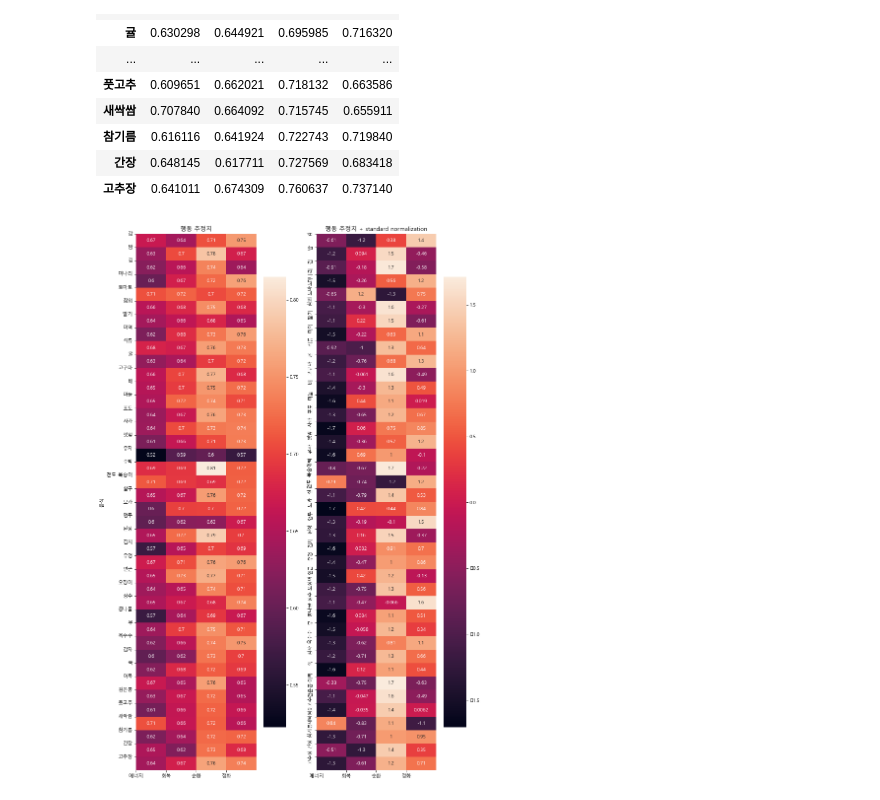
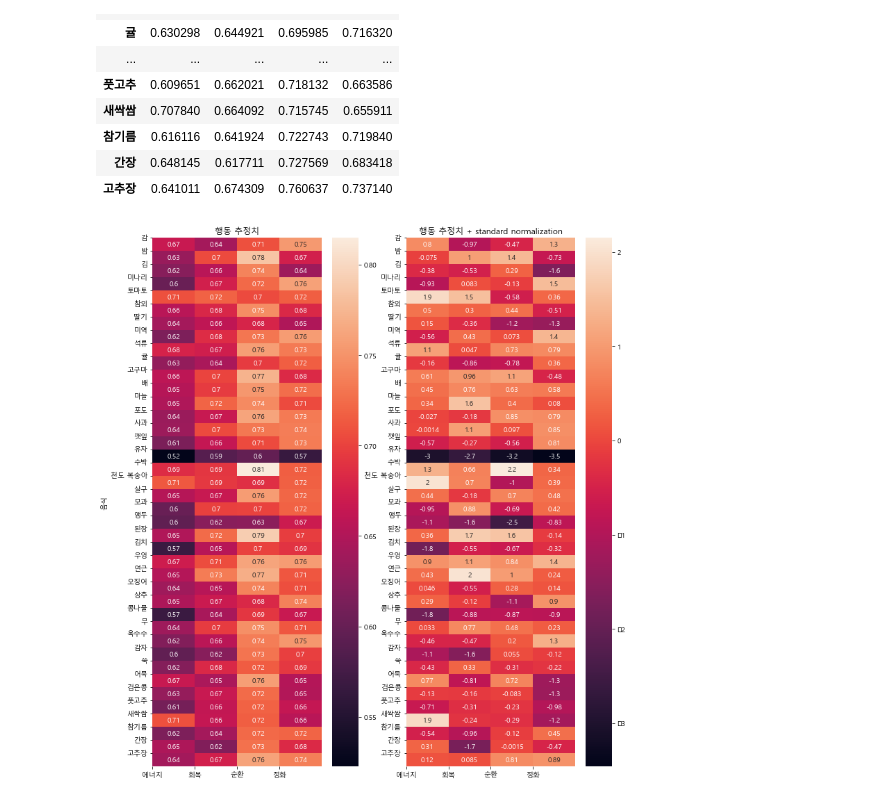
Before and after one commit to sigongjoa/BERT_simi, a Jupyter notebook: food2dim check.ipynb, the cells around one changed output. Cells and saved outputs as stored; diff of their text form; code cells hidden in the pictures.

```diff
--- a/food2dim check.ipynb
+++ b/food2dim check.ipynb
@@ -272,39 +272,52 @@ act_dim
 # 현재 행동 추정치를 standard normalization
 from sklearn.preprocessing import StandardScaler
 
+'''
 std_est = []
 for idx in act_dim.index:
     scaler = StandardScaler()
     act_est = np.array(act_dim.loc[idx]).reshape(-1,1)
     scaler.fit(act_est)
     std_act_est = scaler.transform(act_est).reshape(1,4).flatten()
     std_est.append(std_act_est)
+'''
+
+std_est = []
+for col in act_dim.columns:
+    s_scaler = StandardScaler()
+    dim_ests = np.array(act_dim[col]).reshape(-1,1)
+    s_scaler.fit(dim_ests)
+    std_dim_est = s_scaler.transform(dim_ests).flatten()
+    std_est.append(std_dim_est)
+
+std_est = np.array(std_est).T
+
 
 plt.rc('font', family='Malgun Gothic')
 f,(ax1,ax2) = plt.subplots(1,2)
-f.set_figheight(20)
+f.set_figheight(14)
 f.set_figwidth(12)
 action_list = food_data['음식']
 dim_list = ['에너지','회복','순환','정화']
 
 g1 = sns.heatmap(act_dim,cbar=True,annot=True , ax=ax1)
 ax1.set_title('행동 추정치')
 ax1.set_yticks(np.arange(0,len(action_list)))
 ax1.set_yticklabels(action_list)
 ax1.set_xticks(np.arange(0,len(dim_list)))
 ax1.set_xticklabels(dim_list)
 
 g2 = sns.heatmap(std_est,cbar=True,annot=True, ax=ax2)
 ax2.set_title('행동 추정치 + standard normalization')
 ax2.set_yticks(np.arange(0,len(action_list)))
-ax2.set_yticklabels(action_list)
+ax2.set_yticklabels(action_list,rotation=0)
 ax2.set_xticks(np.arange(0,len(dim_list)))
 ax2.set_xticklabels(dim_list)
 #ax2.set_ylabel(rotation= 90)
 
 plt.show()
 # %% [output]
-[figure, old version]
+[figure, new version]
 # %%
 # 현재 행동 추정치를 linear scaling ( 2 * est - 0.7)
 lin_est = []
```
Also changed, not shown: parts of 3 cells of this notebook, 2 other files.
